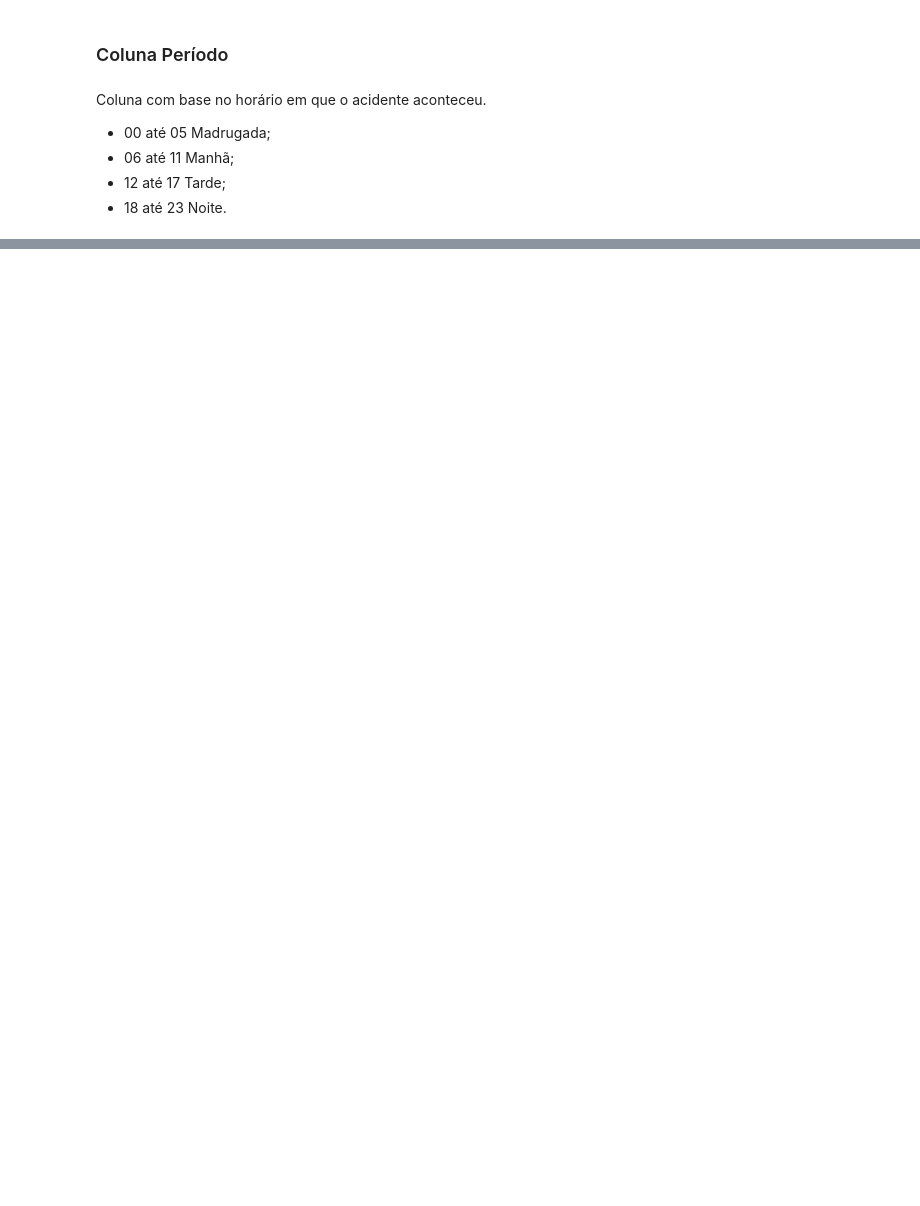
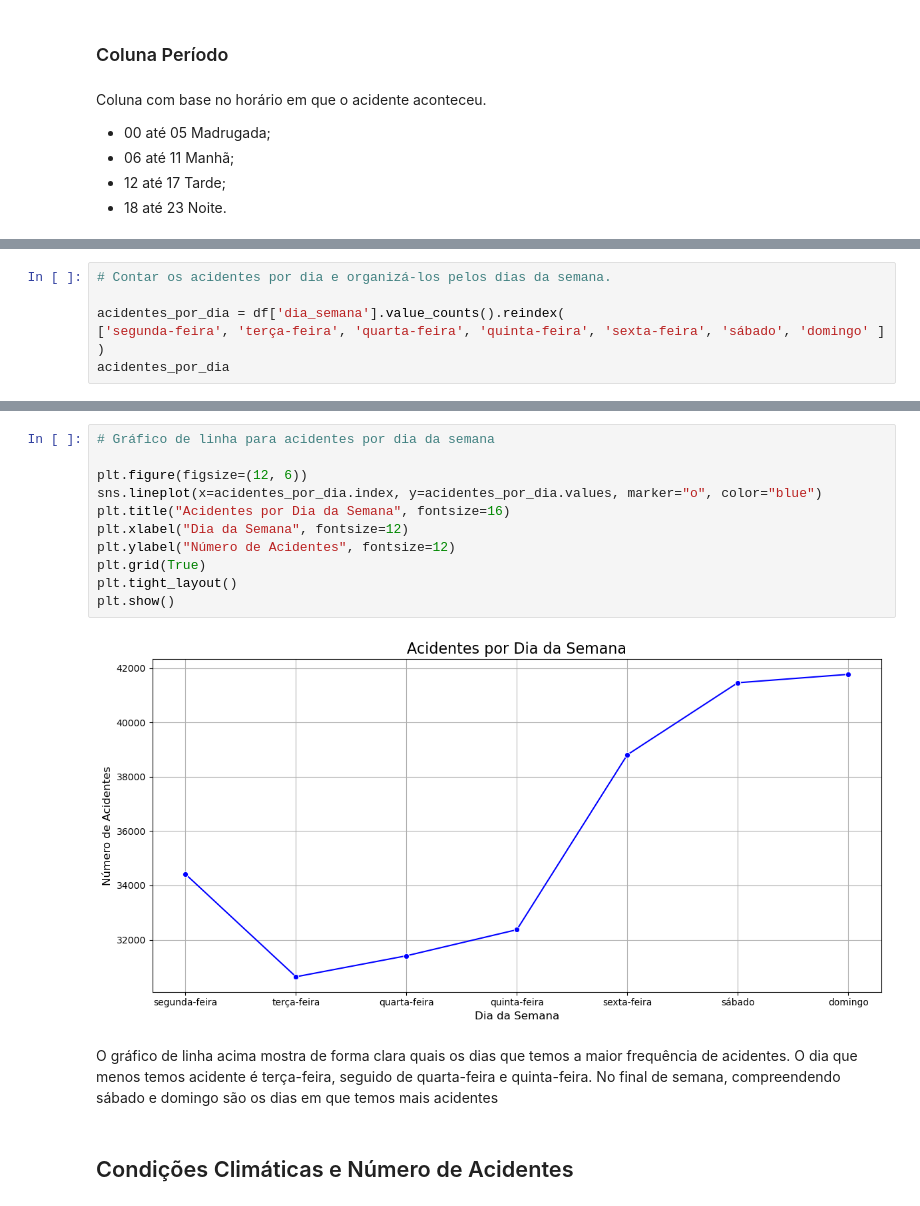
Before and after one commit to xcpinzas/analise-de-acidentes-de-transito, a Jupyter notebook: dados_acidentes_brasil.ipynb, the cells around one changed output, grey strips where cells are left out. Cells and saved outputs as stored; diff of their text form; blank space fills up the shorter version.

```diff
--- a/dados_acidentes_brasil.ipynb
+++ b/dados_acidentes_brasil.ipynb
@@ -431,0 +515,7 @@ Lembrar de criar gráficos e figuras para visualização dos dados.
+# %%
+# Contar os acidentes por dia e organizá-los pelos dias da semana.
+
+acidentes_por_dia = df['dia_semana'].value_counts().reindex(
+['segunda-feira', 'terça-feira', 'quarta-feira', 'quinta-feira', 'sexta-feira', 'sábado', 'domingo' ]
+)
+acidentes_por_dia
@@ -431,0 +531,17 @@ Lembrar de criar gráficos e figuras para visualização dos dados.
+# %%
+# Gráfico de linha para acidentes por dia da semana
+
+plt.figure(figsize=(12, 6))
+sns.lineplot(x=acidentes_por_dia.index, y=acidentes_por_dia.values, marker="o", color="blue")
+plt.title("Acidentes por Dia da Semana", fontsize=16)
+plt.xlabel("Dia da Semana", fontsize=12)
+plt.ylabel("Número de Acidentes", fontsize=12)
+plt.grid(True)
+plt.tight_layout()
+plt.show()
+# %% [output]
+[figure, added]
+# %% [markdown]
+O gráfico de linha acima mostra de forma clara quais os dias que temos a maior frequência de acidentes. O dia que menos temos acidente é terça-feira, seguido de quarta-feira e quinta-feira. No final de semana, compreendendo sábado e domingo são os dias em que temos mais acidentes
+# %% [markdown]
+## Condições Climáticas e Número de Acidentes
```
Also changed, not shown: parts of 53 cells of this notebook.
